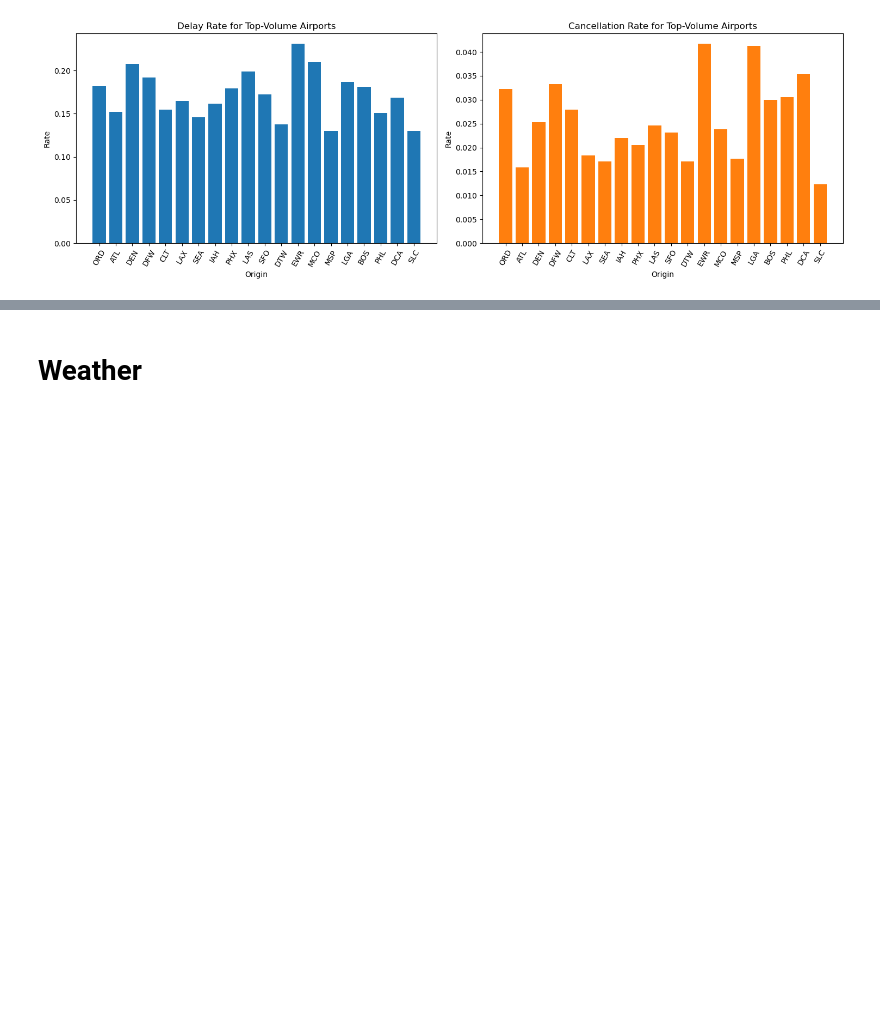
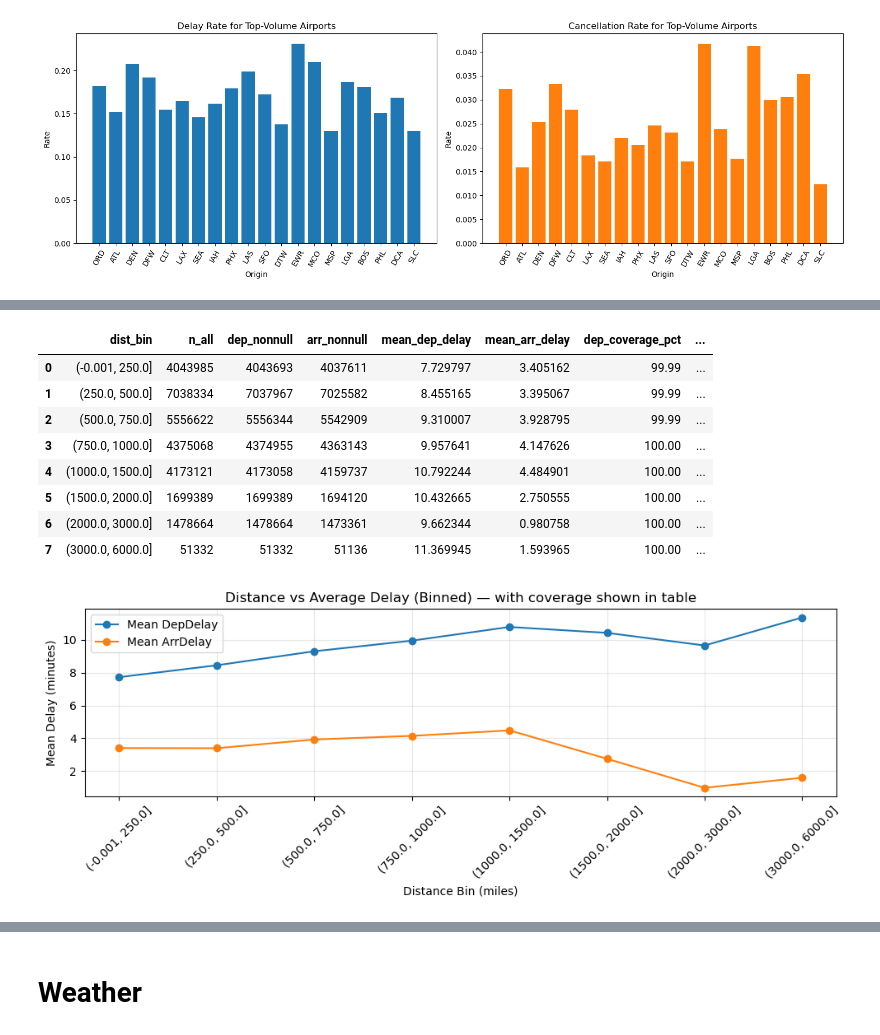
Before and after one commit to arv020/DSC288R_DataScienceCapstone, a Jupyter notebook: notebooks/EDA/combined_eda.ipynb, the cells around one changed output, grey strips where cells are left out. Cells and saved outputs as stored; diff of their text form; code cells hidden in the pictures; blank space fills up the shorter version.

```diff
--- a/notebooks/EDA/combined_eda.ipynb
+++ b/notebooks/EDA/combined_eda.ipynb
@@ -358,0 +495,56 @@ plt.show()
+# %%
+# Distance vs Delay (binned) + coverage (fixes warning + avoids misleading long-flight drop)
+
+cols_needed = ["Distance", "DepDelay", "ArrDelay", "target_name"]
+tmp = f[cols_needed].copy()
+
+# Keep only non-cancelled for delay-minutes plots
+tmp = tmp[tmp["target_name"] != "Cancelled"].copy()
+
+# Numeric cleanup
+tmp["Distance"] = pd.to_numeric(tmp["Distance"], errors="coerce")
+tmp["DepDelay"] = pd.to_numeric(tmp["DepDelay"], errors="coerce")
+tmp["ArrDelay"] = pd.to_numeric(tmp["ArrDelay"], errors="coerce")
+tmp = tmp.dropna(subset=["Distance"])
+
+# Distance bins (miles)
+bins = [0, 250, 500, 750, 1000, 1500, 2000, 3000, 6000]
+tmp["dist_bin"] = pd.cut(tmp["Distance"], bins=bins, include_lowest=True)
+
+agg = tmp.groupby("dist_bin", observed=True).agg(
+    n_all=("Distance", "size"),
+    dep_nonnull=("DepDelay", lambda s: s.notna().sum()),
+    arr_nonnull=("ArrDelay", lambda s: s.notna().sum()),
+    mean_dep_delay=("DepDelay", "mean"),
+    mean_arr_delay=("ArrDelay", "mean"),
+).reset_index()
+
+# Coverage percentages (how much of the bin actually has delay values)
+agg["dep_coverage_pct"] = (agg["dep_nonnull"] / agg["n_all"] * 100).round(2)
+agg["arr_coverage_pct"] = (agg["arr_nonnull"] / agg["n_all"] * 100).round(2)
+
+display(agg)
+
+# Plot means
+fig, ax = plt.subplots(figsize=(10, 4))
+ax.plot(agg["dist_bin"].astype(str), agg["mean_dep_delay"], marker="o", label="Mean DepDelay")
+ax.plot(agg["dist_bin"].astype(str), agg["mean_arr_delay"], marker="o", label="Mean ArrDelay")
+ax.set_title("Distance vs Average Delay (Binned) — with coverage shown in table")
+ax.set_xlabel("Distance Bin (miles)")
+ax.set_ylabel("Mean Delay (minutes)")
+ax.tick_params(axis="x", rotation=45)
+ax.grid(alpha=0.3)
+ax.legend()
+plt.tight_layout()
+plt.show()
+# %% [output]
+|  | dist_bin | n_all | dep_nonnull | arr_nonnull | mean_dep_delay | mean_arr_delay | dep_coverage_pct | ... |
+| 0 | (-0.001, 250.0] | 4043985 | 4043693 | 4037611 | 7.729797 | 3.405162 | 99.99 | ... |
+| 1 | (250.0, 500.0] | 7038334 | 7037967 | 7025582 | 8.455165 | 3.395067 | 99.99 | ... |
+| 2 | (500.0, 750.0] | 5556622 | 5556344 | 5542909 | 9.310007 | 3.928795 | 99.99 | ... |
+| 3 | (750.0, 1000.0] | 4375068 | 4374955 | 4363143 | 9.957641 | 4.147626 | 100.00 | ... |
+| 4 | (1000.0, 1500.0] | 4173121 | 4173058 | 4159737 | 10.792244 | 4.484901 | 100.00 | ... |
+| 5 | (1500.0, 2000.0] | 1699389 | 1699389 | 1694120 | 10.432665 | 2.750555 | 100.00 | ... |
+| 6 | (2000.0, 3000.0] | 1478664 | 1478664 | 1473361 | 9.662344 | 0.980758 | 100.00 | ... |
+| 7 | (3000.0, 6000.0] | 51332 | 51332 | 51136 | 11.369945 | 1.593965 | 100.00 | ... |
+[figure, added]
```
Also changed, not shown: parts of 18 cells of this notebook.
